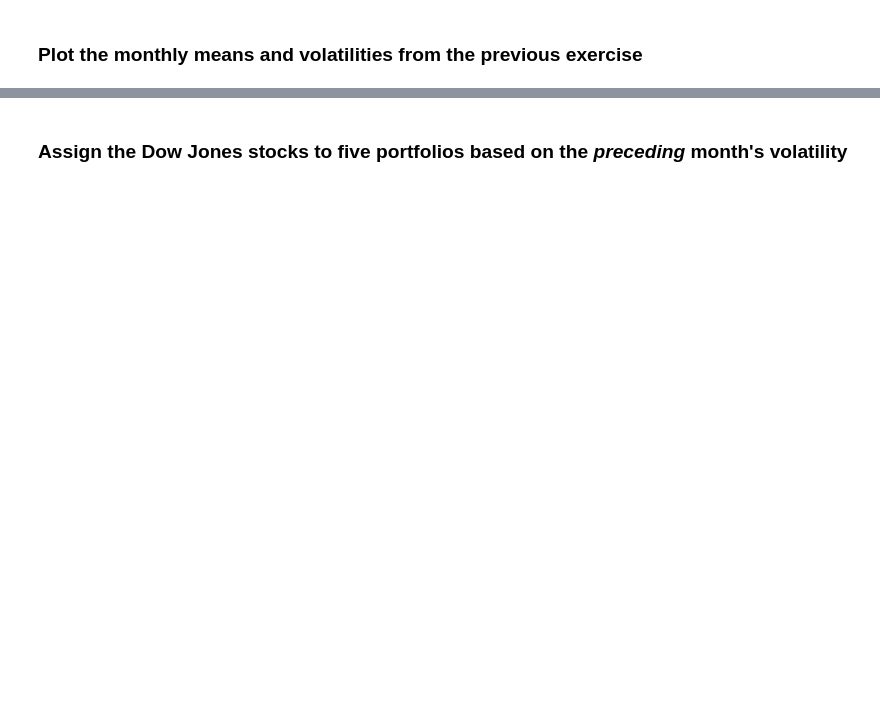
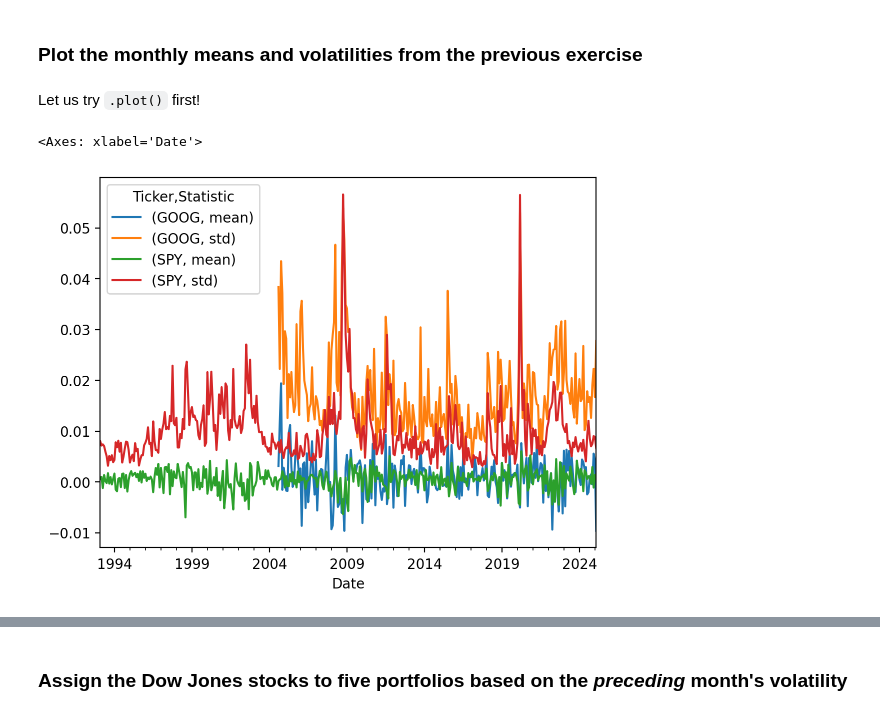
Before and after one commit to richard-herron/fina-6333-2025-spring, a Jupyter notebook: Notebooks/mckinney_10_practice_02.ipynb, the cells around one changed output, grey strips where cells are left out. Drawn from its saved outputs; the diff is of its cells as text; code cells hidden in the pictures; blank space fills up the shorter version.

```diff
--- a/Notebooks/mckinney_10_practice_02.ipynb
+++ b/Notebooks/mckinney_10_practice_02.ipynb
@@ -151,2 +256,13 @@ matana['Return'].dropna().agg([lambda x: 252 * x.mean(), lambda x: np.sqrt(252)
 # %% [markdown]
 ### Calculate monthly means and volatilities for SPY and GOOG returns
+# %%
+spy_goog = (
+    yf.download(
+        tickers='SPY GOOG',
+        auto_adjust=False,
+        progress=False
+    )
+    .iloc[:-1]
+)
+
+spy_goog
@@ -152,0 +285,12 @@ matana['Return'].dropna().agg([lambda x: 252 * x.mean(), lambda x: np.sqrt(252)
+# %%
+spy_goog_m = (
+    spy_goog
+    ['Adj Close']
+    .pct_change()
+    .groupby(pd.Grouper(level='Date', freq='ME'))
+    .agg(['mean', 'std'])
+    .dropna(how='all')
+    .rename_axis(columns=['Ticker', 'Statistic'])
+)
+
+spy_goog_m
@@ -153,2 +313,9 @@ matana['Return'].dropna().agg([lambda x: 252 * x.mean(), lambda x: np.sqrt(252)
 # %% [markdown]
 ### Plot the monthly means and volatilities from the previous exercise
+# %% [markdown]
+Let us try `.plot()` first!
+# %%
+spy_goog_m.plot()
+# %% [output]
+<Axes: xlabel='Date'>
+[figure, added]
```
Also changed, not shown: parts of 53 cells of this notebook, 4 other files.
